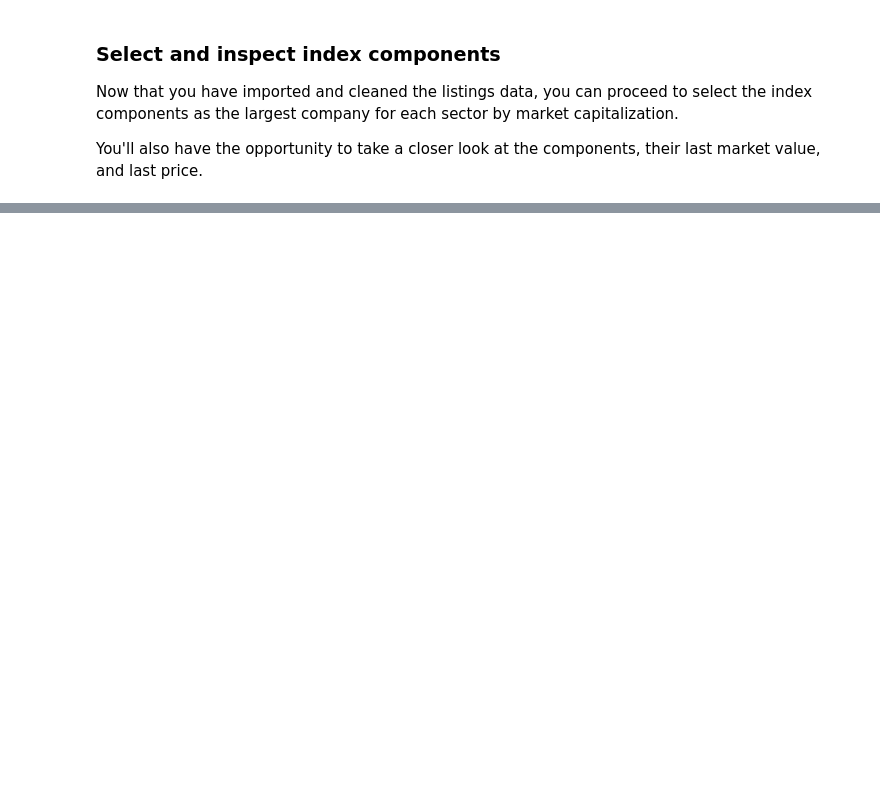
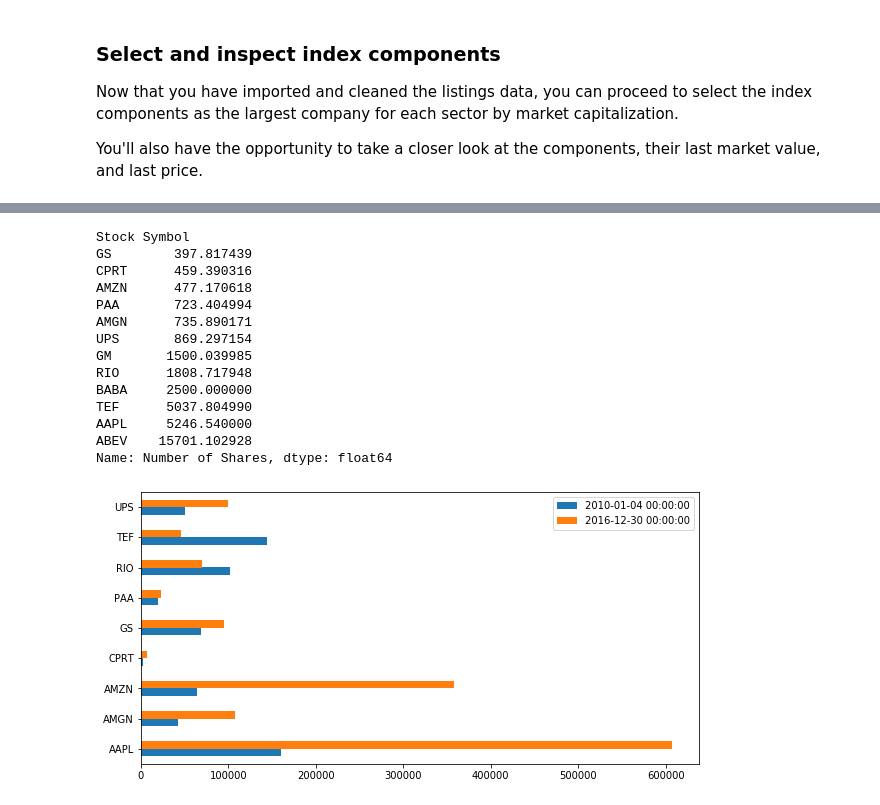
Before and after one commit to goodboychan/datacamp_repo, a Jupyter notebook: Manipulating.Time.Series.Data.in.Python/Building-a-value-weighted-index.ipynb, the cells around one changed output, grey strips where cells are left out. Cells and saved outputs as stored; diff of their text form; code cells hidden in the pictures; blank space fills up the shorter version.

```diff
--- a/Manipulating.Time.Series.Data.in.Python/Building-a-value-weighted-index.ipynb
+++ b/Manipulating.Time.Series.Data.in.Python/Building-a-value-weighted-index.ipynb
@@ -114,0 +169,16 @@ WRK               49.34
+# %%
+# Inspect listings and print tickers
+print(listings.info())
+print(tickers)
+
+# Select components and relevant columns from listings
+components = listings[['Market Capitalization', 'Last Sale']].loc[tickers]
+
+# Print the first rows of components
+print(components.head(5))
+
+# Calculate the number of shares here
+no_shares = components['Market Capitalization'].div(components['Last Sale'])
+
+# Print the sorted no_shares
+print(no_shares.sort_values(ascending=False))
@@ -114,0 +208,33 @@ WRK               49.34
+# %%
+components['Number of Shares'] = no_shares
+# %%
+# Select the number of shares
+no_shares = components['Number of Shares']
+print(no_shares.sort_values())
+
+# Create the series of market cap per ticker
+market_cap = stock_prices.mul(no_shares)
+
+# Select first and last market cap here
+first_value = market_cap.iloc[0]
+last_value = market_cap.iloc[-1]
+
+# Concatenate and plot first and last market cap here
+pd.concat([first_value, last_value], axis=1).dropna().plot(kind='barh');
+plt.show()
+# %% [output]
+Stock Symbol
+GS        397.817439
+CPRT      459.390316
+AMZN      477.170618
+PAA       723.404994
+AMGN      735.890171
+UPS       869.297154
+GM       1500.039985
+RIO      1808.717948
+BABA     2500.000000
+TEF      5037.804990
+AAPL     5246.540000
+ABEV    15701.102928
+Name: Number of Shares, dtype: float64
+[figure, added]
```
Also changed, not shown: parts of 31 cells of this notebook, 1 other file.
